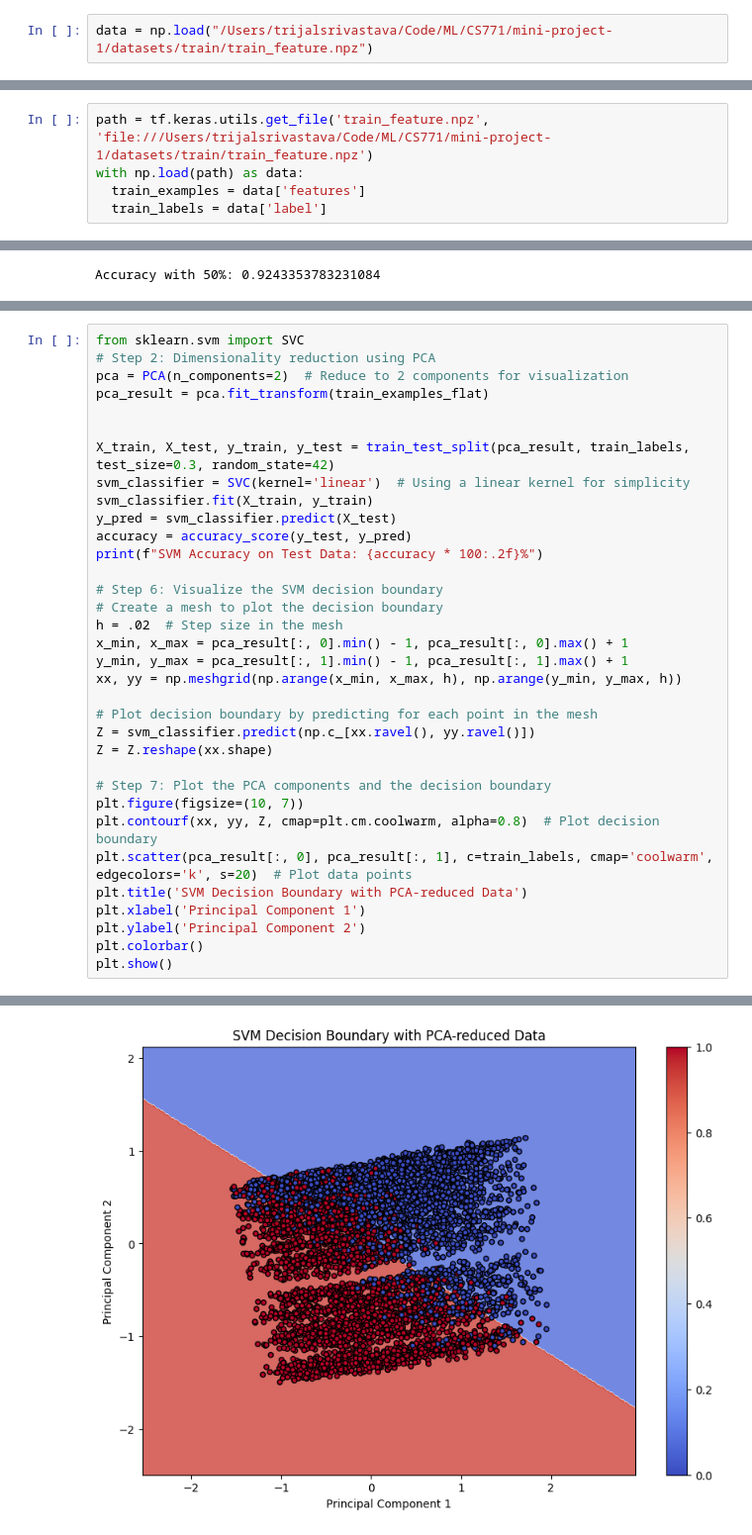
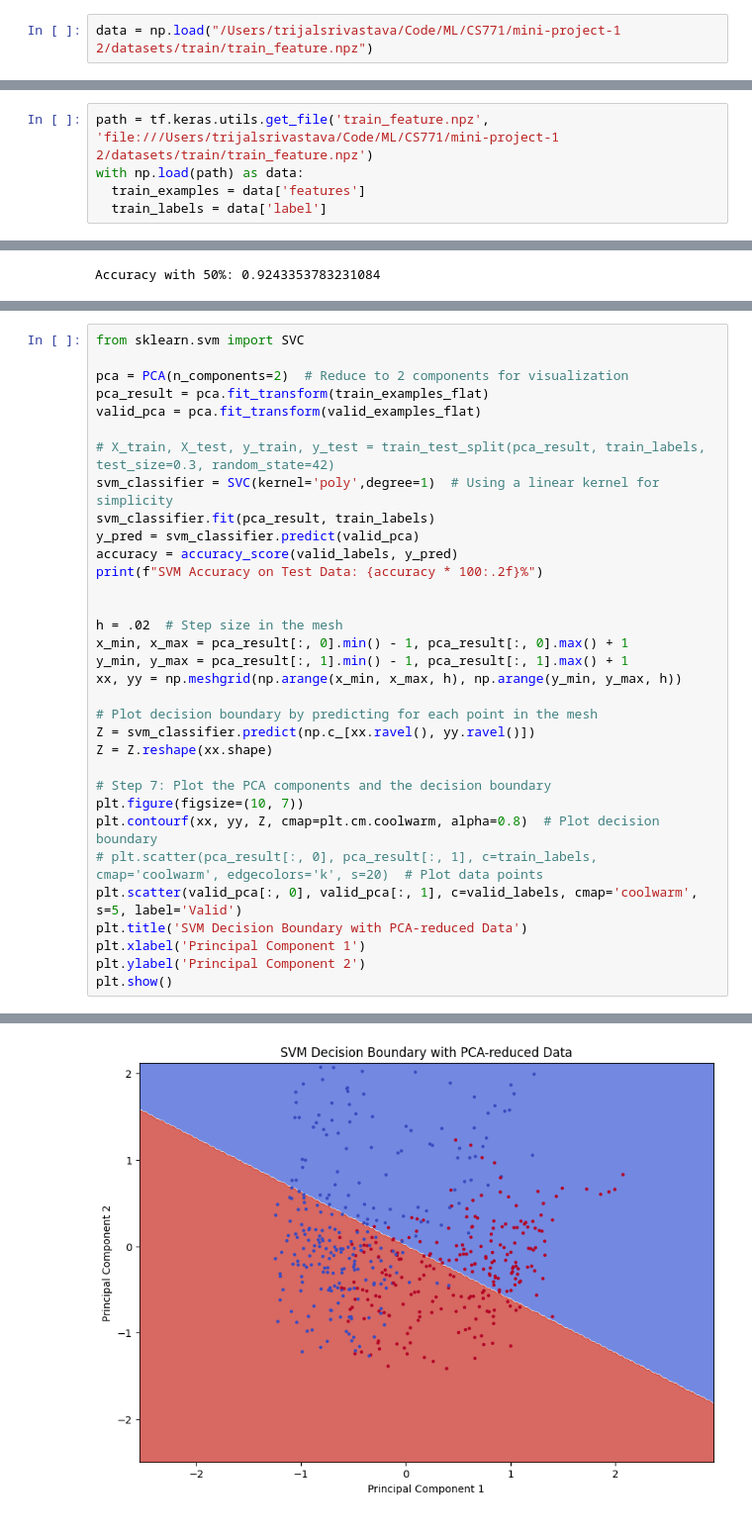
Before and after one commit to hardik1408/CS771, a Jupyter notebook: dataset2.ipynb, the cells around one changed output, grey strips where cells are left out. Shown: that part at 99% size. Drawn from its saved outputs; the diff is of its cells as text.

```diff
--- a/dataset2.ipynb
+++ b/dataset2.ipynb
@@ -16,13 +39,13 @@ train_1.head()
 | 3 | 😛🚼🛐🙐😣🙯😑🙪😑🙼🛆😣🙯 | 1 |
 | 4 | 🛐🚟🚼😛🙋😑😣🙯😹🙯😑😣🙼 | 1 |
 # %%
-data = np.load("/Users/trijalsrivastava/Code/ML/CS771/mini-project-1/datasets/train/train_feature.npz")
+data = np.load("/Users/trijalsrivastava/Code/ML/CS771/mini-project-1 2/datasets/train/train_feature.npz")
 # %%
 data.files
 # %% [output]
 ['features', 'label']
 # %%
-path = tf.keras.utils.get_file('train_feature.npz', 'file:///Users/trijalsrivastava/Code/ML/CS771/mini-project-1/datasets/train/train_feature.npz')
+path = tf.keras.utils.get_file('train_feature.npz', 'file:///Users/trijalsrivastava/Code/ML/CS771/mini-project-1 2/datasets/train/train_feature.npz')
 with np.load(path) as data:
   train_examples = data['features']
   train_labels = data['label']
@@ -145,19 +169,18 @@ plt.show()
 # %%
 from sklearn.svm import SVC
-# Step 2: Dimensionality reduction using PCA
+
 pca = PCA(n_components=2)  # Reduce to 2 components for visualization
 pca_result = pca.fit_transform(train_examples_flat)
+valid_pca = pca.fit_transform(valid_examples_flat)
+
+# X_train, X_test, y_train, y_test = train_test_split(pca_result, train_labels, test_size=0.3, random_state=42)
+svm_classifier = SVC(kernel='poly',degree=1)  # Using a linear kernel for simplicity
+svm_classifier.fit(pca_result, train_labels)
+y_pred = svm_classifier.predict(valid_pca)
+accuracy = accuracy_score(valid_labels, y_pred)
+print(f"SVM Accuracy on Test Data: {accuracy * 100:.2f}%")
 
 
-X_train, X_test, y_train, y_test = train_test_split(pca_result, train_labels, test_size=0.3, random_state=42)
-svm_classifier = SVC(kernel='linear')  # Using a linear kernel for simplicity
-svm_classifier.fit(X_train, y_train)
-y_pred = svm_classifier.predict(X_test)
-accuracy = accuracy_score(y_test, y_pred)
-print(f"SVM Accuracy on Test Data: {accuracy * 100:.2f}%")
-
-# Step 6: Visualize the SVM decision boundary
-# Create a mesh to plot the decision boundary
 h = .02  # Step size in the mesh
 x_min, x_max = pca_result[:, 0].min() - 1, pca_result[:, 0].max() + 1
 y_min, y_max = pca_result[:, 1].min() - 1, pca_result[:, 1].max() + 1
@@ -170,10 +193,10 @@ Z = Z.reshape(xx.shape)
 # Step 7: Plot the PCA components and the decision boundary
 plt.figure(figsize=(10, 7))
 plt.contourf(xx, yy, Z, cmap=plt.cm.coolwarm, alpha=0.8)  # Plot decision boundary
-plt.scatter(pca_result[:, 0], pca_result[:, 1], c=train_labels, cmap='coolwarm', edgecolors='k', s=20)  # Plot data points
+# plt.scatter(pca_result[:, 0], pca_result[:, 1], c=train_labels, cmap='coolwarm', edgecolors='k', s=20)  # Plot data points
+plt.scatter(valid_pca[:, 0], valid_pca[:, 1], c=valid_labels, cmap='coolwarm', s=5, label='Valid')
 plt.title('SVM Decision Boundary with PCA-reduced Data')
 plt.xlabel('Principal Component 1')
 plt.ylabel('Principal Component 2')
-plt.colorbar()
 plt.show()
 # %% [output]
@@ -181 +204 @@ SVM Accuracy on Test Data: 83.66%
-[figure, old version]
+[figure, new version]
```
Also changed, not shown: parts of 11 cells of this notebook, 2 other files.
